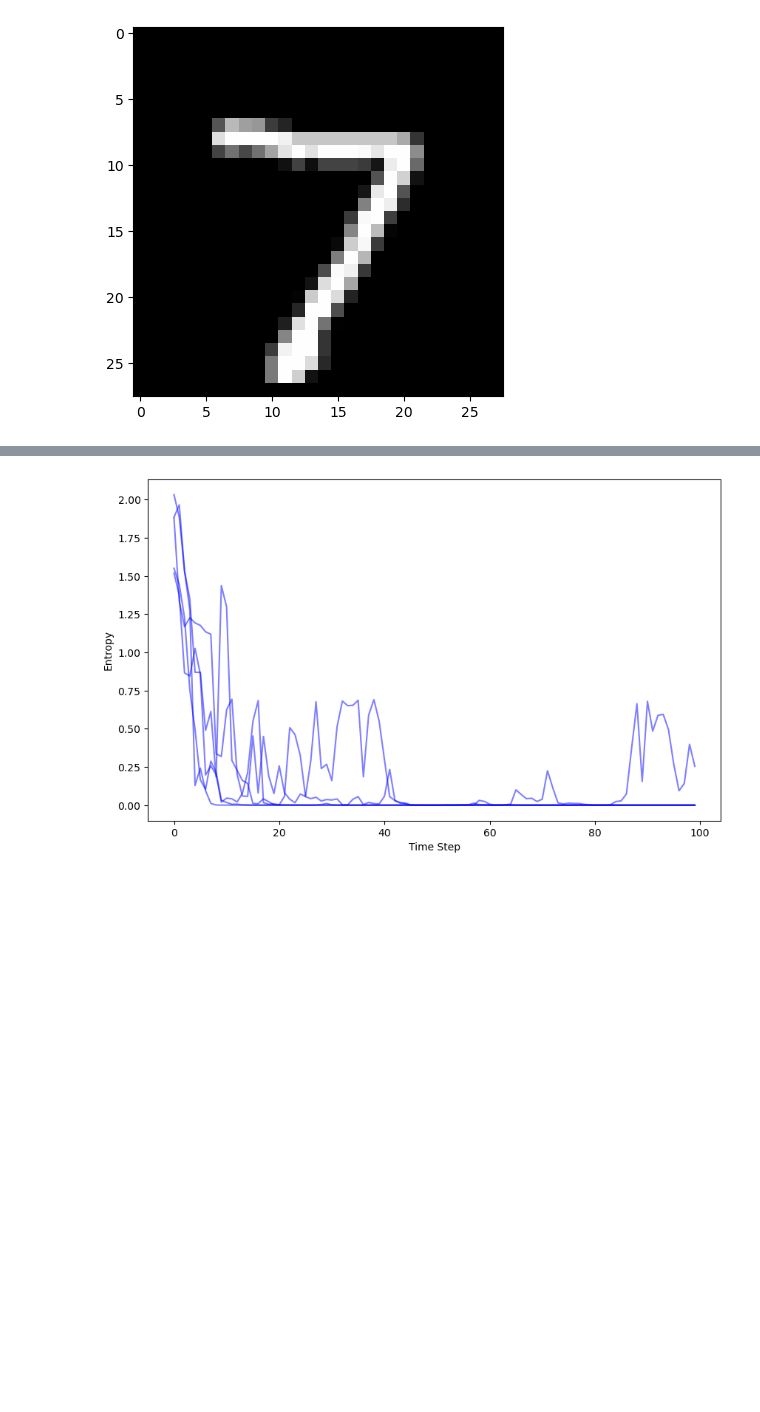
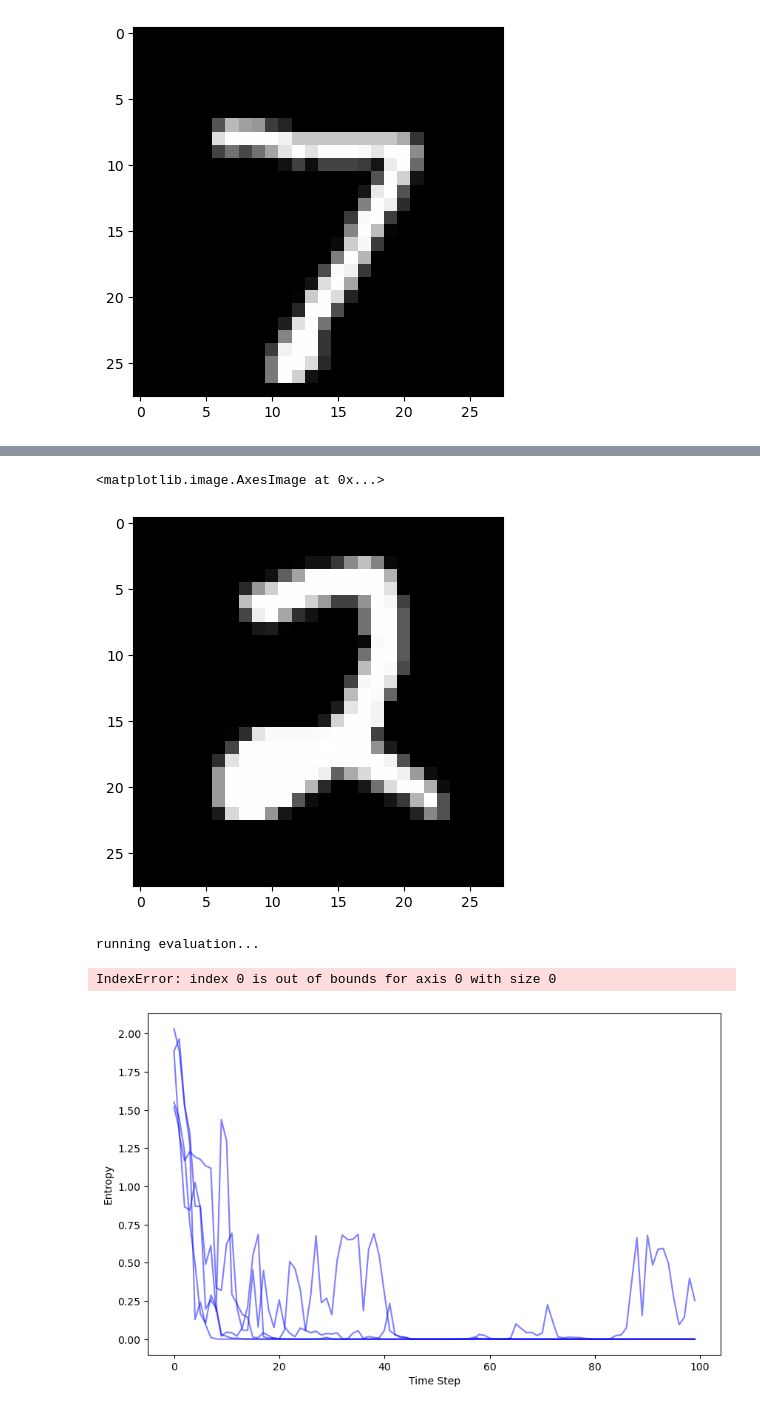
Before and after one commit to hayden-johnson/poisson-ssm, a Jupyter notebook: pssm.ipynb, the cells around one changed output, grey strips where cells are left out. Cells and saved outputs as stored; diff of their text form; code cells hidden in the pictures; blank space fills up the shorter version.

```diff
--- a/pssm.ipynb
+++ b/pssm.ipynb
@@ -38,0 +60,9 @@ plt.imshow(img.reshape(28, 28), cmap='gray')
+# %%
+# get index with min accuracy
+min_accuracy_index = np.argmin(mean_accuracies)
+# get image
+min_img, min_label = ds_test[min_accuracy_index]
+plt.imshow(img.reshape(28, 28), cmap='gray')
+# %% [output]
+<matplotlib.image.AxesImage at 0x...>
+[figure, added]
@@ -39,3 +105,10 @@ plt.imshow(img.reshape(28, 28), cmap='gray')
+# %%
+from run import evaluate
+
+evaluate(pssm, ds_test, n_eval=20)
+# %% [output]
+running evaluation...
+IndexError: index 0 is out of bounds for axis 0 with size 0
 # %%
 
 from tqdm.notebook import tqdm
```
Also changed, not shown: parts of 9 cells of this notebook.
